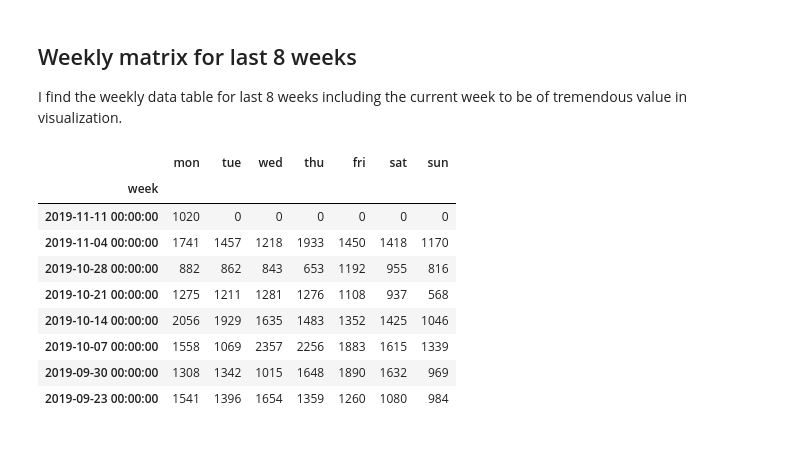
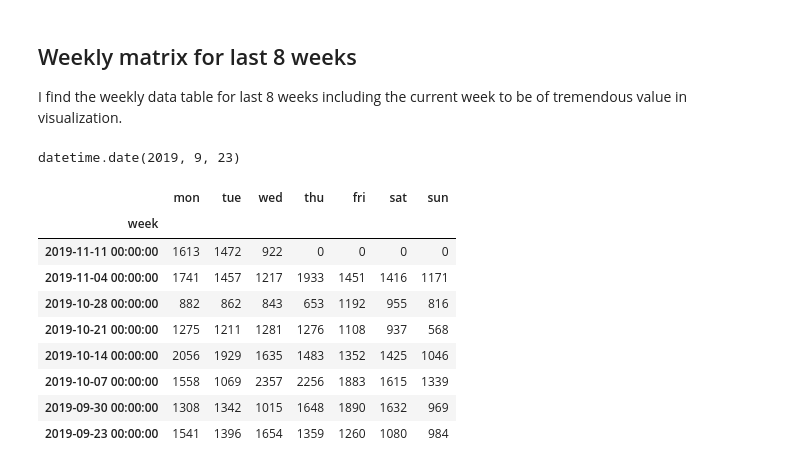
Before and after one commit to vsbabu/ipython-notebooks, a Jupyter notebook: fbprophet-timeseries/prophet_example_weekly.ipynb, the cells around one changed output. Drawn from its saved outputs; the diff is of its cells as text; code cells hidden in the pictures.

Commit message:
Additional data, fixes 8w calculation, remove useless html row

```diff
--- a/fbprophet-timeseries/prophet_example_weekly.ipynb
+++ b/fbprophet-timeseries/prophet_example_weekly.ipynb
@@ -195,13 +188,16 @@ edf.style. \
 I find the weekly data table for last 8 weeks including the current week to be of tremendous value in visualization.
 # %%
 how_many_weeks = 8
-start_week_date = (datetime.date.today() + datetime.timedelta(6 + (datetime.date.today().weekday() + 1) % 7)) - datetime.timedelta(how_many_weeks*7)
+start_week_date = (datetime.date.today() - datetime.timedelta(6 + (datetime.date.today().weekday() + 1) % 7)) - datetime.timedelta((how_many_weeks-2)*7)
 dates = pd.date_range(start_week_date, periods=how_many_weeks * 7)
 edf = pred[['ds','fact','anomaly']].copy()
 edf.set_index('ds', inplace=True)
 edf=edf.reindex(dates).fillna(0)
 wkv = edf[['fact', 'anomaly']].copy().values.reshape(how_many_weeks,7*2)
+start_week_date
 # We got a weekly df now
+# %% [output]
+datetime.date(2019, 9, 23)
 # %%
 # let us make columns properly
 efw = edf[edf.index.weekday_name == "Monday"]
@@ -224,17 +220,21 @@ def highlight_anomaly_wk(d):
         df1.loc[n_mask, wd] = n_anom
     return df1
 
-efw.style. \
+html = efw.style. \
     apply(highlight_anomaly_wk, axis=None). \
-    hide_columns(["a_mon", "a_tue", "a_wed", "a_thu", "a_fri", "a_sat", "a_sun"])
+    hide_columns(["a_mon", "a_tue", "a_wed", "a_thu", "a_fri", "a_sat", "a_sun"]). \
+    set_table_styles([{'selector':'tr:nth-child(2)', 'props':[('display','none')]}])
-# %% [output]
-|  | mon | tue | wed | thu | fri | sat | sun |
-| week |  |  |  |  |  |  |  |
-| 2019-11-11 00:00:00 | 1020 | 0 | 0 | 0 | 0 | 0 | 0 |
-| 2019-11-04 00:00:00 | 1741 | 1457 | 1218 | 1933 | 1450 | 1418 | 1170 |
-| 2019-10-28 00:00:00 | 882 | 862 | 843 | 653 | 1192 | 955 | 816 |
-| 2019-10-21 00:00:00 | 1275 | 1211 | 1281 | 1276 | 1108 | 937 | 568 |
-| 2019-10-14 00:00:00 | 2056 | 1929 | 1635 | 1483 | 1352 | 1425 | 1046 |
-| 2019-10-07 00:00:00 | 1558 | 1069 | 2357 | 2256 | 1883 | 1615 | 1339 |
-| 2019-09-30 00:00:00 | 1308 | 1342 | 1015 | 1648 | 1890 | 1632 | 969 |
-| 2019-09-23 00:00:00 | 1541 | 1396 | 1654 | 1359 | 1260 | 1080 | 984 |
+# %%
+html
+# in headless script, just say print(html.render())
+# %% [output]
+|  | mon | tue | wed | thu | fri | sat | sun |
+| week |  |  |  |  |  |  |  |
+| 2019-11-11 00:00:00 | 1613 | 1472 | 922 | 0 | 0 | 0 | 0 |
+| 2019-11-04 00:00:00 | 1741 | 1457 | 1217 | 1933 | 1451 | 1416 | 1171 |
+| 2019-10-28 00:00:00 | 882 | 862 | 843 | 653 | 1192 | 955 | 816 |
+| 2019-10-21 00:00:00 | 1275 | 1211 | 1281 | 1276 | 1108 | 937 | 568 |
+| 2019-10-14 00:00:00 | 2056 | 1929 | 1635 | 1483 | 1352 | 1425 | 1046 |
+| 2019-10-07 00:00:00 | 1558 | 1069 | 2357 | 2256 | 1883 | 1615 | 1339 |
+| 2019-09-30 00:00:00 | 1308 | 1342 | 1015 | 1648 | 1890 | 1632 | 969 |
+| 2019-09-23 00:00:00 | 1541 | 1396 | 1654 | 1359 | 1260 | 1080 | 984 |
```
Also changed, not shown: parts of 8 cells of this notebook, 1 other file.
